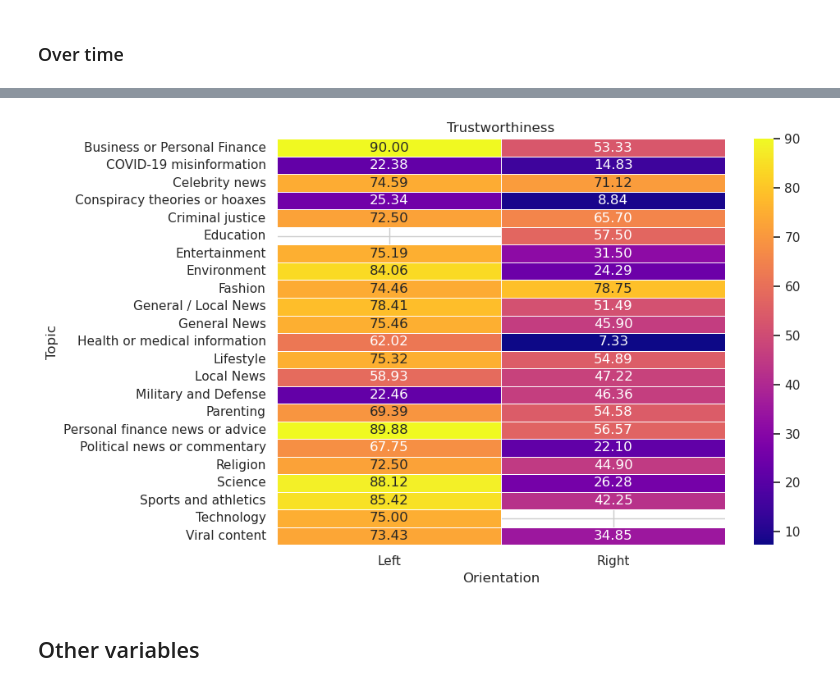
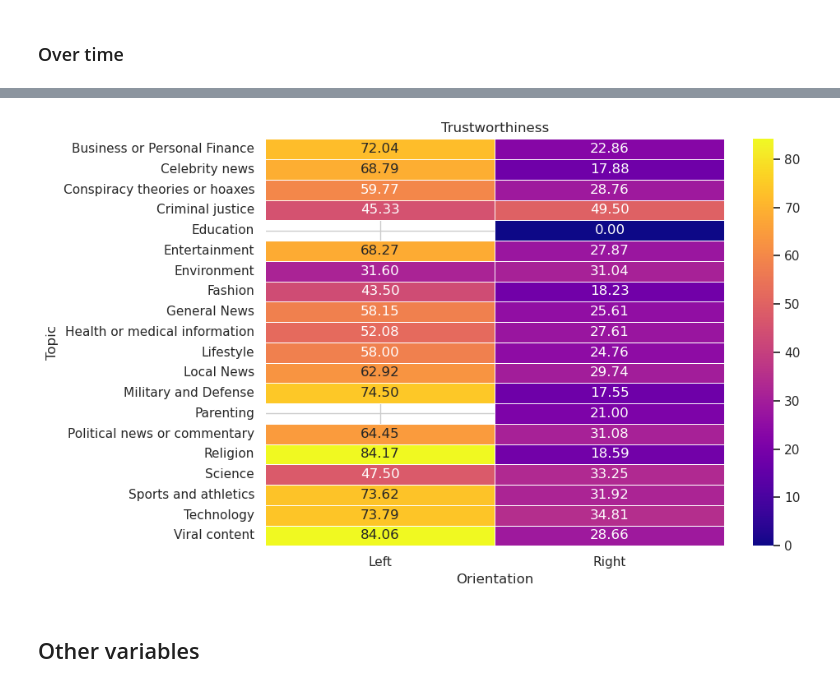
Before and after one commit to julaluehring/newsguard-review-analysis, a Jupyter notebook: 02-describe_newsguard.ipynb, the cells around one changed output, grey strips where cells are left out. Saved outputs shown, nothing was run; the diff lists cells and outputs as text; code cells hidden in the pictures.

Commit message:
topic orientation edits

```diff
--- a/02-describe_newsguard.ipynb
+++ b/02-describe_newsguard.ipynb
@@ -3088,48 +3112,33 @@ topic_freq[topic_freq["Topic"] == "Health or medical information"]\
 # %%
-#topics and orientation overlap
-topics_df["Orientation_bi"] = \
-    topics_df["Orientation"]\
-        .replace(
-        {"Far Left": "Left",
-        "Slightly Left": "Left",
-        "Slightly Right": "Right",
-        "Far Right": "Right"})
-
-topics_orientation = \
-    topics_df\
-        .groupby(["Orientation_bi", "Topic"])["UUID"]\
-        .nunique()\
-        .reset_index(name="Count")
-
 mean_scores = \
-    topics_df\
-        .groupby(["Orientation_bi", "Topic"])["Score"]\
+    recent_topics_df\
+        .groupby(["Orientation", "Topics"])["Score"]\
         .agg(["mean", "std"])\
         .reset_index()\
         .round(2)
 
 mean_scores.columns = \
-    ["Orientation_bi", "Topic", "Score", "SD"]
+    ["Orientation", "Topics", "Score", "SD"]
 
-topics_orientation = pd.merge(
+topic_orientation_scores = pd.merge(
     topics_orientation,
     mean_scores,
-    on=["Orientation_bi", "Topic"])
+    on=["Orientation", "Topics"])
 
 heatmap_count = \
-    topics_orientation\
+    topic_orientation_scores\
         .pivot_table(
             values="Count",
-            index="Topic",
-            columns="Orientation_bi",
+            index="Topics",
+            columns="Orientation",
             fill_value=0)
 
 heatmap_score = \
-    topics_orientation\
+    topic_orientation_scores\
         .pivot_table(
             values="Score",
-            index="Topic",
-            columns="Orientation_bi")
+            index="Topics",
+            columns="Orientation")
 # %%
 plt.figure(figsize=(10, 6))
 sns.heatmap(heatmap_count,
@@ -3148,21 +3157,21 @@ plt.show()
 # %%
 plt.figure(figsize=(10, 6))
 
 sns.heatmap(heatmap_score,
             annot=True,
             cmap="plasma",
             fmt=".2f",
             linewidths=.5)
 plt.title("Trustworthiness")
 plt.xlabel("Orientation")
 plt.ylabel("Topic")
 plt.tight_layout()
 plt.savefig(join(figures_path,
-                "f10-topics_orientation.png"),
+                "f9-topics_orientation.png"),
                 dpi=300)
 plt.show()
 # %% [output]
-[figure, old version]
+[figure, new version]
 # %% [markdown]
 ## Other variables
 # %%
```
Also changed, not shown: parts of 33 cells of this notebook.
